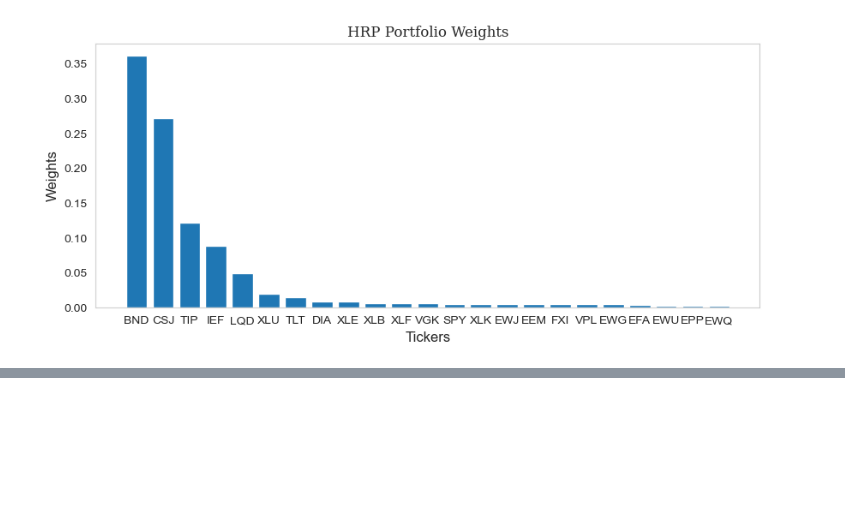
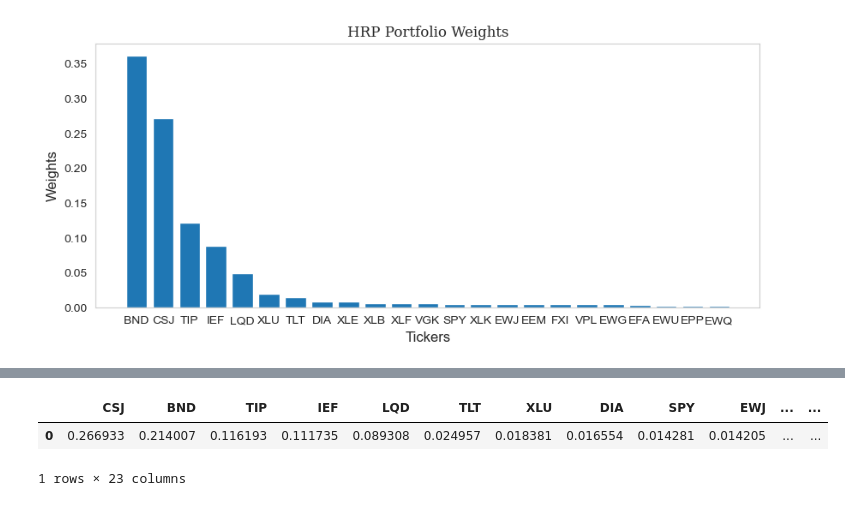
Before and after one commit to Tommylee1013/FinancialMachineLearning, a Jupyter notebook: Notes/Asset Allocation/Machine Learning Allocation.ipynb, the cells around one changed output, grey strips where cells are left out. Saved outputs shown, nothing was run; the diff lists cells and outputs as text; code cells hidden in the pictures; blank space fills up the shorter version.

```diff
--- a/Notes/Asset Allocation/Machine Learning Allocation.ipynb
+++ b/Notes/Asset Allocation/Machine Learning Allocation.ipynb
@@ -211,0 +250,6 @@ Text(0.5, 1.0, 'HRP Portfolio Weights')
+# %%
+ivp_weights
+# %% [output]
+|  | CSJ | BND | TIP | IEF | LQD | TLT | XLU | DIA | SPY | EWJ | ... | ... |
+| 0 | 0.266933 | 0.214007 | 0.116193 | 0.111735 | 0.089308 | 0.024957 | 0.018381 | 0.016554 | 0.014281 | 0.014205 | ... | ... |
+1 rows × 23 columns
```
Also changed, not shown: parts of 8 cells of this notebook, 3 other files.
